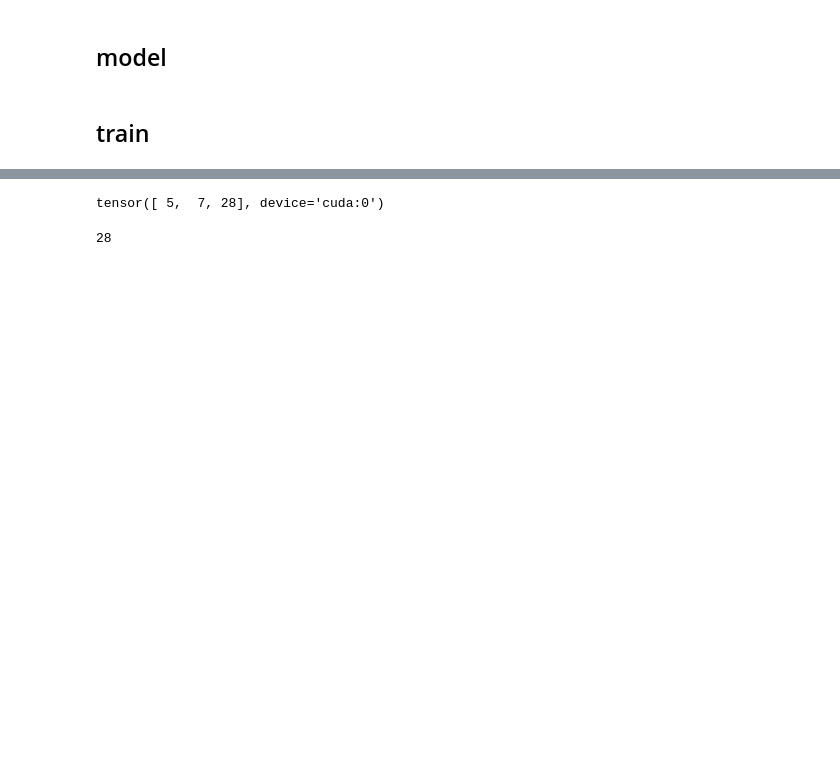
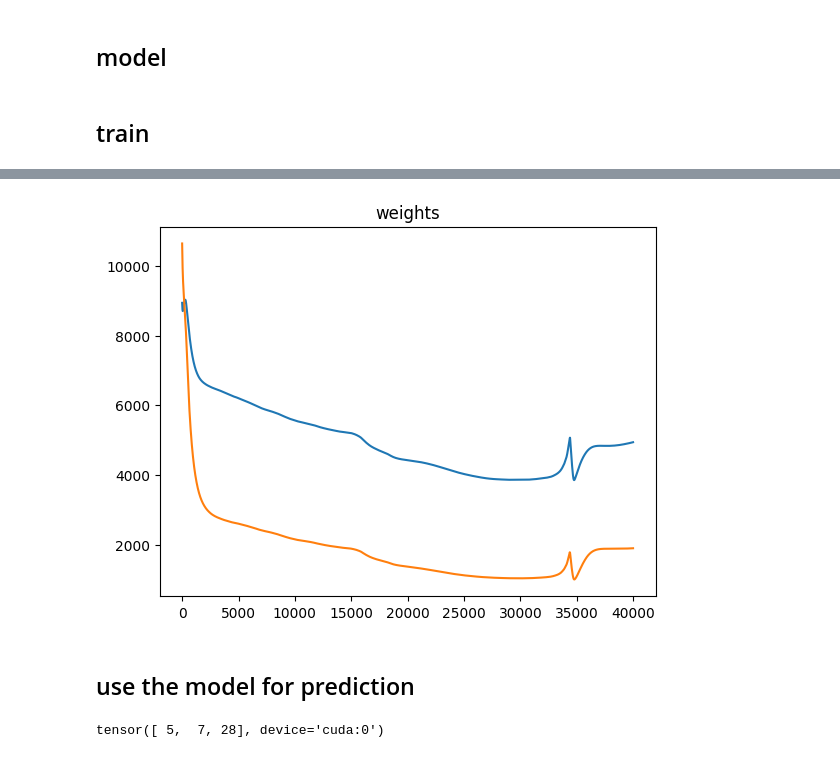
Before and after one commit to peluche/grokking-modular-addition, a Jupyter notebook: grokking.ipynb, the cells around one changed output, grey strips where cells are left out. Saved outputs shown, nothing was run; the diff lists cells and outputs as text; code cells hidden in the pictures; blank space fills up the shorter version.

```diff
--- a/grokking.ipynb
+++ b/grokking.ipynb
@@ -144 +154,9 @@ plt.plot(xs, torch.tensor(test_losses).tolist(), label='test')
+# %%
+plt.title('weights')
+plt.plot(xs, torch.tensor(weights).tolist(), label='weights')
+_ = plt.plot(xs, torch.tensor(squared_weights).tolist(), label='squared_weights')
+# %% [output]
+[figure, added]
+# %% [markdown]
+## use the model for prediction
 # %%
@@ -148,6 +164,2 @@ y
 # %% [output]
 tensor([ 5,  7, 28], device='cuda:0')
-# %%
-(33 + 48) % 53
-# %% [output]
-28
```
Also changed, not shown: parts of 12 cells of this notebook.
